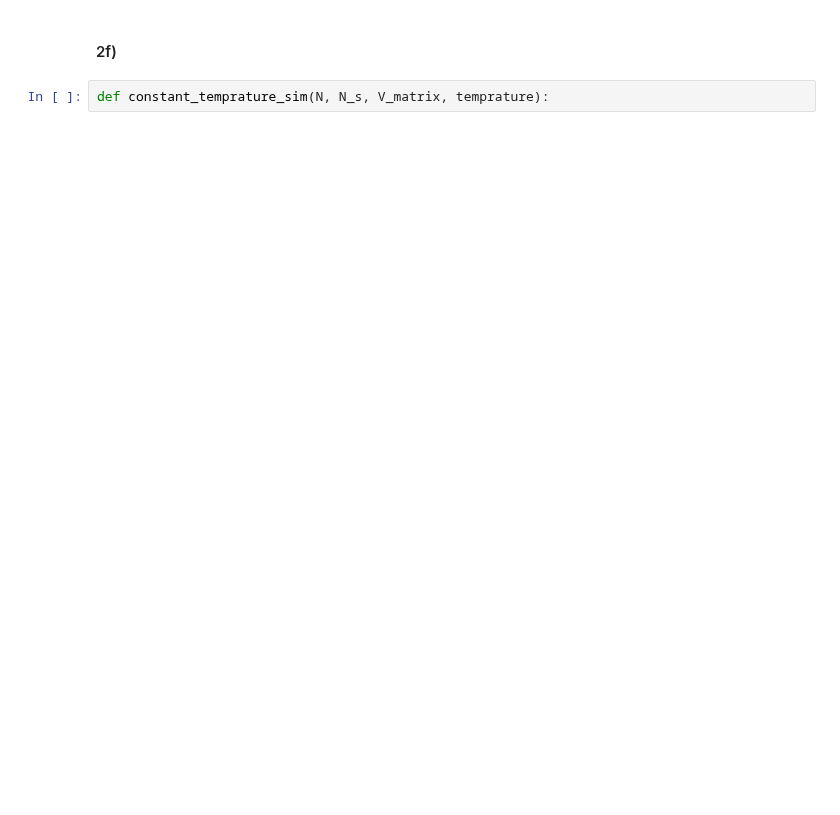
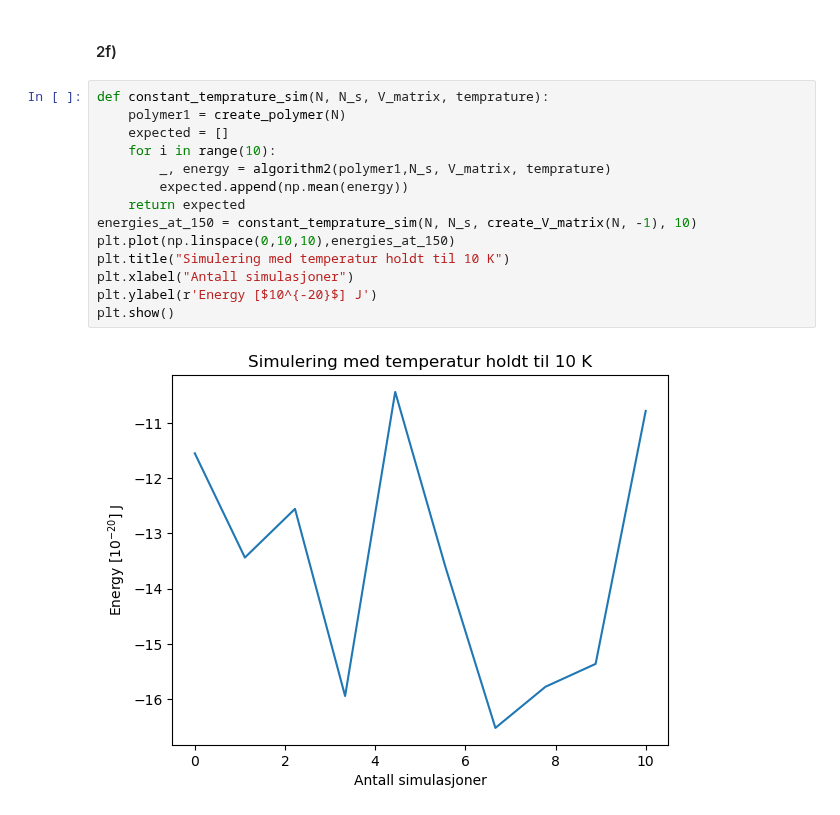
Before and after one commit to villi02/TMA4320-Introduksjon-til-vitenskapelige-beregninger-prosjekter, a Jupyter notebook: oppgave.ipynb, the cells around one changed output. Saved outputs shown, nothing was run; the diff lists cells and outputs as text; blank space fills up the shorter version.

```diff
--- a/oppgave.ipynb
+++ b/oppgave.ipynb
@@ -495,4 +497,18 @@ plt.show()
 # %% [markdown]
 #### 2f)
-# %%
-def constant_temprature_sim(N, N_s, V_matrix, temprature):
+# %%
+def constant_temprature_sim(N, N_s, V_matrix, temprature):
+    polymer1 = create_polymer(N)
+    expected = []
+    for i in range(10):
+        _, energy = algorithm2(polymer1,N_s, V_matrix, temprature)
+        expected.append(np.mean(energy))
+    return expected
+energies_at_150 = constant_temprature_sim(N, N_s, create_V_matrix(N, -1), 10)
+plt.plot(np.linspace(0,10,10),energies_at_150)
+plt.title("Simulering med temperatur holdt til 10 K")
+plt.xlabel("Antall simulasjoner")
+plt.ylabel(r'Energy [$10^{-20}$] J')
+plt.show()
+# %% [output]
+[figure, added]
```
Also changed, not shown: parts of 2 cells of this notebook.
